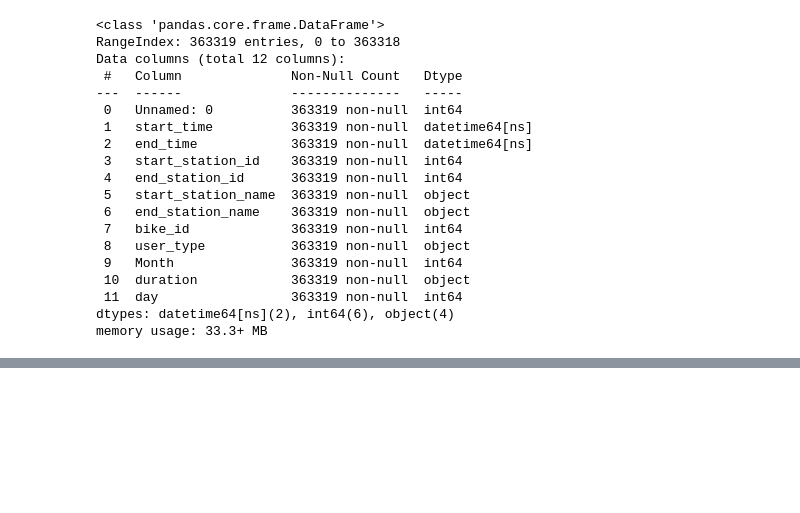
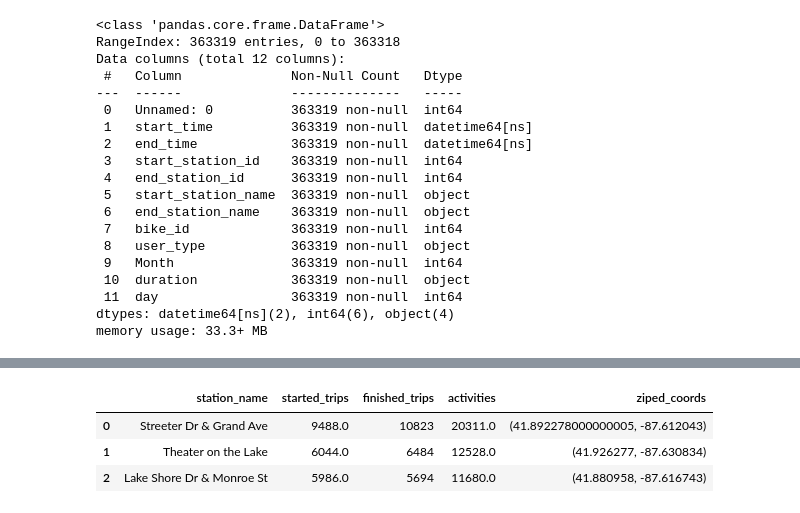
Before and after one commit to agruenb/PrescriptiveStruggle_BikeSharing, a Jupyter notebook: adrianWorkspace/Analysing Geographical data.ipynb, the cells around one changed output, grey strips where cells are left out. Cells and saved outputs as stored; diff of their text form; code cells hidden in the pictures; blank space fills up the shorter version.

```diff
--- a/adrianWorkspace/Analysing Geographical data.ipynb
+++ b/adrianWorkspace/Analysing Geographical data.ipynb
@@ -77,0 +51,23 @@ Name: end_station_name, dtype: int64
+# %%
+#aggregate; started trip = ended trip = 1 activity
+activity = start_count.to_frame().merge(end_count,left_on=start_count.index,right_on=end_count.index,how="outer")
+activity = activity.rename(columns={"key_0":"station_name","end_station_name":"finished_trips","start_station_name":"started_trips"})
+#set null values to 0
+activity = activity.fillna(value=0)
+#add activity column
+activity["activities"] = activity["finished_trips"]+activity["started_trips"]
+activity.head()
+
+#add coordinates to stations
+coordinates["ziped_coords"] = list(zip(coordinates["latitude"],coordinates["longitude"]))
+activity = activity.merge(coordinates["ziped_coords"].to_frame(),how = "left",left_on=activity["station_name"],right_on=coordinates["name"])
+activity = activity.drop(columns=["key_0"])
+#drop stations without location data !!! maybe the data is in other datasets
+activity = activity.dropna(axis=0)
+activity = activity.sort_values(by="activities",ascending=False)
+activity.head(3)
+# %% [output]
+|  | station_name | started_trips | finished_trips | activities | ziped_coords |
+| 0 | Streeter Dr & Grand Ave | 9488.0 | 10823 | 20311.0 | (41.892278000000005, -87.612043) |
+| 1 | Theater on the Lake | 6044.0 | 6484 | 12528.0 | (41.926277, -87.630834) |
+| 2 | Lake Shore Dr & Monroe St | 5986.0 | 5694 | 11680.0 | (41.880958, -87.616743) |
```
Also changed, not shown: parts of 11 cells of this notebook, 2 other files.
